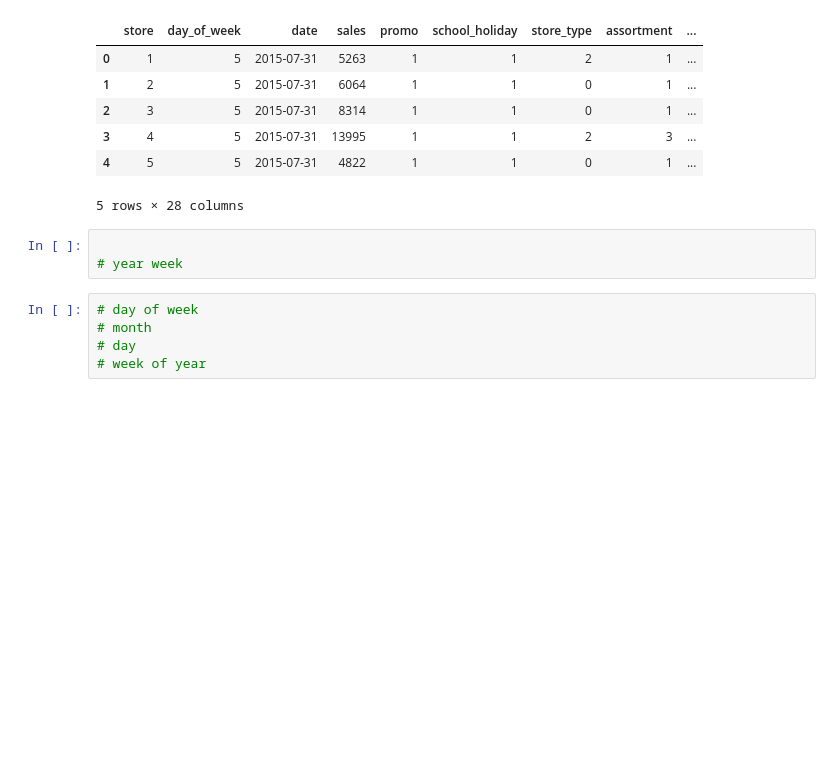
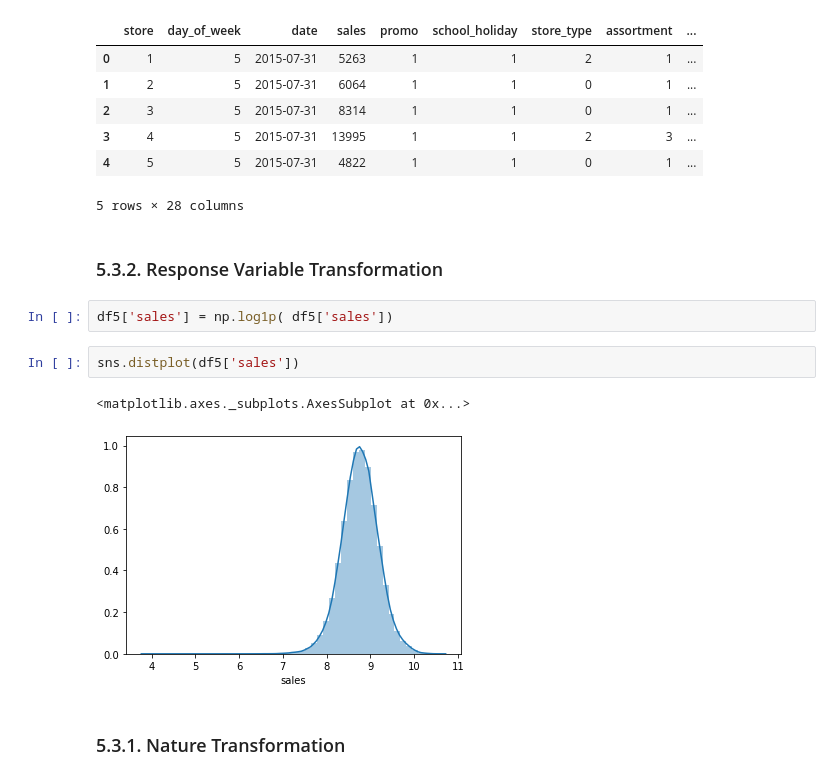
Before and after one commit to pedropscf/1-Rossman-Sales-Prediction, a Jupyter notebook: m05_vid01_store_sales_prediction.ipynb, the cells around one changed output. Cells and saved outputs as stored; diff of their text form; blank space fills up the shorter version.

Commit message:
Finished all data preparation and transformation

```diff
--- a/m05_vid01_store_sales_prediction.ipynb
+++ b/m05_vid01_store_sales_prediction.ipynb
@@ -807,11 +807,14 @@ df5.head()
 | 3 | 4 | 5 | 2015-07-31 | 13995 | 1 | 1 | 2 | 3 | ... |
 | 4 | 5 | 5 | 2015-07-31 | 4822 | 1 | 1 | 0 | 1 | ... |
 5 rows × 28 columns
-# %%
-
-# year week
-# %%
-# day of week
-# month
-# day
-# week of year
+# %% [markdown]
+### 5.3.2. Response Variable Transformation
+# %%
+df5['sales'] = np.log1p( df5['sales'])
+# %%
+sns.distplot(df5['sales'])
+# %% [output]
+<matplotlib.axes._subplots.AxesSubplot at 0x...>
+[figure, added]
+# %% [markdown]
+### 5.3.1. Nature Transformation
```
Also changed, not shown: parts of 2 cells of this notebook.
